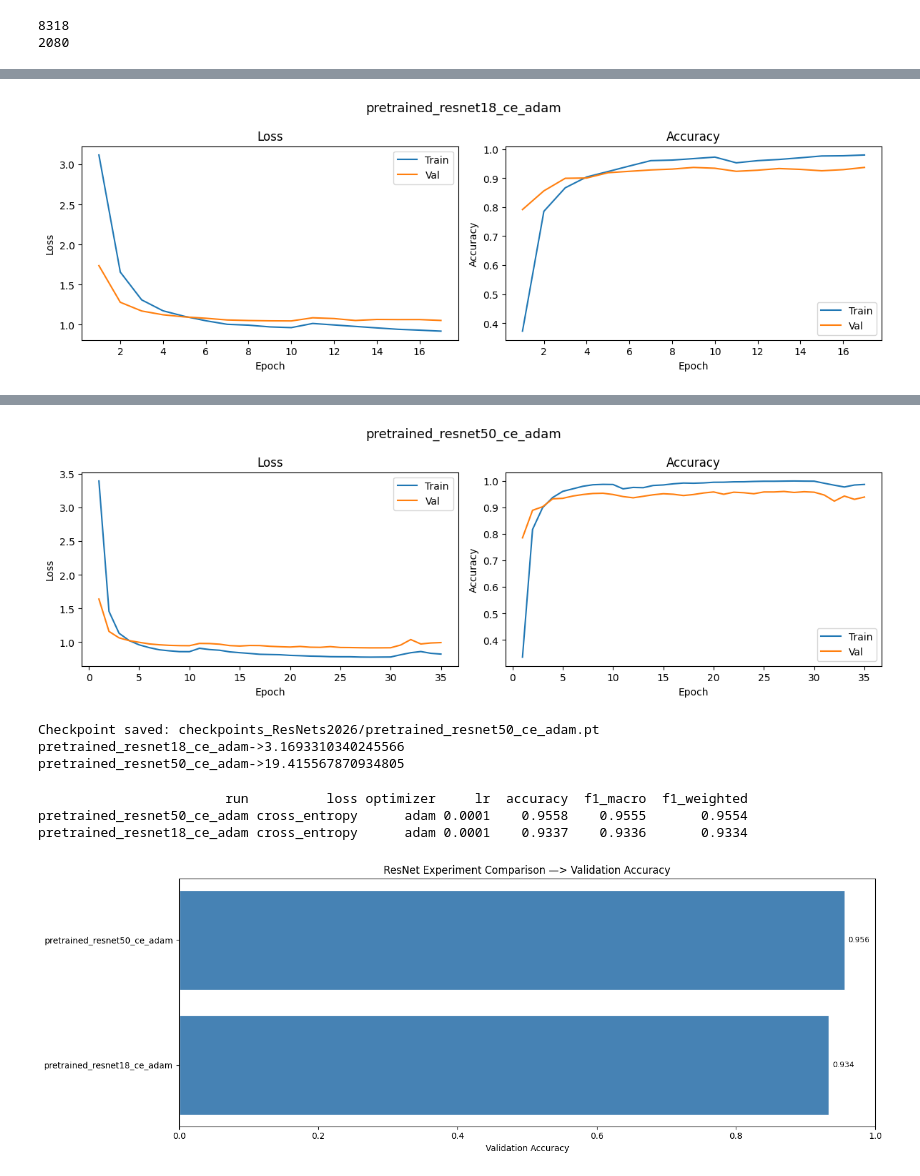
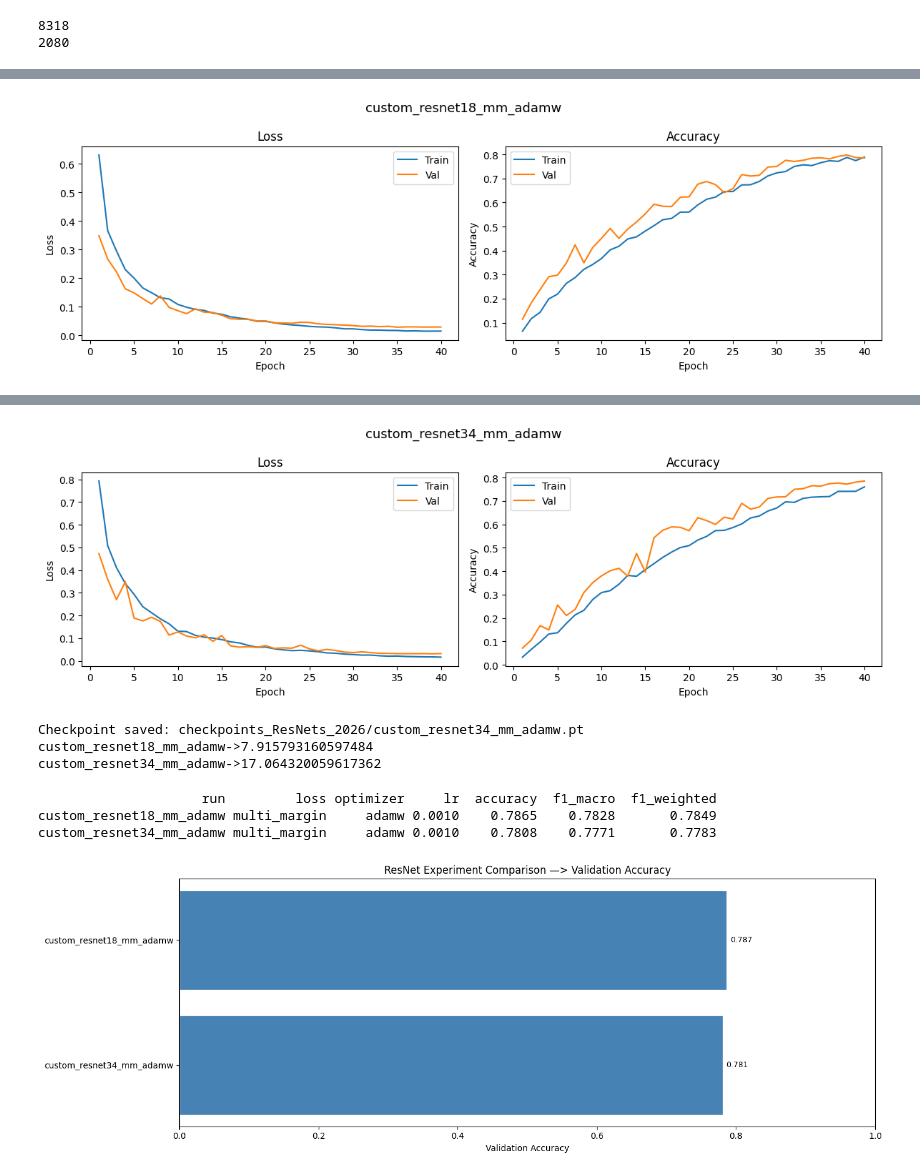
Before and after one commit to vazeta/butterfly-species-classification, a Jupyter notebook: src/ResNet.ipynb, the cells around one changed output, grey strips where cells are left out. Cells and saved outputs as stored; diff of their text form; code cells hidden in the pictures.

```diff
--- a/src/ResNet.ipynb
+++ b/src/ResNet.ipynb
@@ -286,7 +286,7 @@ def train_epoch(model, loader, criterion, optimizer, device):
 def evaluate(model, loader, criterion, device):
     model.eval()
     total_loss, correct, total = 0.0, 0, 0
-    all_labels, all_preds = [], []
+    all_labels, all_preds, all_logits = [], [], []
 
     for images, labels in loader:
         images, labels = images.to(device), labels.to(device)
@@ -300,20 +300,27 @@ def evaluate(model, loader, criterion, device):
 
         all_labels.extend(labels.cpu().numpy())
         all_preds.extend(preds.cpu().numpy())
+        all_logits.append(outputs.cpu())
 
     avg_loss = total_loss / total
     acc = correct / total
-    return avg_loss, acc, np.array(all_labels), np.array(all_preds)
+    return avg_loss, acc, np.array(all_labels), np.array(all_preds), torch.cat(all_logits)
 # %%
-def compute_metrics(labels, preds, name=""):
+def compute_metrics(labels, preds, logits, name=""):
     acc = accuracy_score(labels, preds)
-    f1_mac = f1_score(labels, preds, average="macro",  zero_division=0)
+    f1_mac = f1_score(labels, preds, average="macro", zero_division=0)
     f1_wei = f1_score(labels, preds, average="weighted", zero_division=0)
 
+    logits_t = torch.tensor(logits)
+    labels_t = torch.tensor(labels)
+    _, top5 = logits_t.topk(5, dim=1)
+    top5_acc = top5.eq(labels_t.view(-1, 1).expand_as(top5)).any(dim=1).float().mean().item()
+
     print(f"{name}->Accuracy : {acc:.4f}")
-    print(f"{name}->F1 (macro) : {f1_mac:.4f}")
-    print(f"{name}->F1(weighted) : {f1_wei:.4f}")
-    return {"accuracy": acc, "f1_macro": f1_mac, "f1_weighted": f1_wei}
+    print(f"{name}->Top-5    : {top5_acc:.4f}")
+    print(f"{name}->F1 (macro)    : {f1_mac:.4f}")
+    print(f"{name}->F1 (weighted) : {f1_wei:.4f}")
+    return {"accuracy": acc, "top5_accuracy": top5_acc, "f1_macro": f1_mac, "f1_weighted": f1_wei}
 
 
 def train_model(model, train_loader, val_loader, criterion, optimizer, scheduler=None, num_epochs=NUM_EPOCHS, patience=PATIENCE, device=DEVICE, run_name="experiment"):
@@ -381,6 +388,9 @@ def build_optimizer(name, params, lr, weight_decay=1e-4):
         return torch.optim.Adam(params, lr=lr, weight_decay=weight_decay)
     elif name == "rmsprop":
         return torch.optim.RMSprop(params, lr=lr, weight_decay=weight_decay, momentum=0.9)
+    elif name == "adamw":
+        return torch.optim.AdamW(params, lr=lr, weight_decay=1e-4)
+
 
 
 def build_criterion(name):
@@ -395,7 +405,7 @@ exp = [
     #("custom_resnet18_ce_rmsprop", lambda: resnet18_custom(), "cross_entropy", "rmsprop", 1e-3, 0),
     #("custom_resnet18_mm_adam", lambda: resnet18_custom(), "multi_margin",  "adam", 1e-3, 0),
     #("custom_resnet34_ce_adam", lambda: resnet34_custom(), "cross_entropy", "adam", 1e-3, 0),
-    ("custom_resnet50_ce_adam", lambda: resnet50_custom(), "cross_entropy", "adam", 1e-3, 0),
+    #("custom_resnet50_ce_adam", lambda: resnet50_custom(), "cross_entropy", "adam", 1e-3, 0),
     #("custom_resnet34_mm_adam", lambda: resnet34_custom(), "multi_margin", "adam", 1e-3, 0)
     #("pretrained_resnet18_ce_adam", lambda: build_pretrained_resnet("resnet18", "finetune"), "cross_entropy", "adam", 1e-4, 1),
     #("pretrained_resnet18_ce_rmsprop", lambda: build_pretrained_resnet("resnet18", "finetune"), "cross_entropy", "rmsprop", 1e-4, 1),
@@ -403,6 +413,8 @@ exp = [
     #("pretrained_resnet50_ce_adam", lambda: build_pretrained_resnet("resnet50", "finetune"), "cross_entropy", "adam", 1e-4, 1),
     #("pretrained_resnet18_freezed_ce_adam", lambda: build_pretrained_resnet("resnet18", "freeze"), "cross_entropy",  "adam", 1e-4, 1),
     #("pretrained_resnet50_freezed_ce_adam", lambda: build_pretrained_resnet("resnet50", "freeze"), "cross_entropy", "adam", 1e-4, 1),
+    ("custom_resnet18_mm_adamw", lambda: resnet18_custom(), "multi_margin", "adamw", 1e-3, 0),
+    ("custom_resnet34_mm_adamw", lambda: resnet34_custom(), "multi_margin", "adamw", 1e-3, 0)
 ]
 # %%
 results_summary = []
@@ -430,8 +442,8 @@ for run_name, model_fn, loss_name, optim_name, lr, flag_pretrained in exp:
 
     model, history, time_var = train_model(model, train_loader_use, val_loader_use, criterion, optimizer, scheduler=scheduler, run_name=run_name)
 
-    _, _, labels, preds = evaluate(model, val_loader_use, criterion, DEVICE)
-    metrics = compute_metrics(labels, preds, name=run_name)
+    _, _, labels, preds, logits = evaluate(model, val_loader_use, criterion, DEVICE)
+    metrics = compute_metrics(labels, preds, logits, name=run_name)
 
     results_summary.append({
         "run"         : run_name,
@@ -448,7 +460,14 @@ for run_name, model_fn, loss_name, optim_name, lr, flag_pretrained in exp:
 
     # Save checkpoint
     os.makedirs(f"../checkpoints_ResNets/checkpoints_ResNets_{SEED}", exist_ok=True)
-    torch.save({"model_state": model.state_dict(), "history": history, "f1_macro" : metrics["f1_macro"], "f1_weighted" : metrics["f1_weighted"]}, f"../checkpoints_ResNets/checkpoints_ResNets_{SEED}/{run_name}.pt")
+    torch.save({
+        "model_state"  : model.state_dict(),
+        "history"      : history,
+        "accuracy"     : metrics["accuracy"],
+        "top5_accuracy": metrics["top5_accuracy"],
+        "f1_macro"     : metrics["f1_macro"],
+        "f1_weighted"  : metrics["f1_weighted"],
+    }, f"../checkpoints_ResNets/checkpoints_ResNets_{SEED}/{run_name}.pt")
     print(f"Checkpoint saved: checkpoints_ResNets_{SEED}/{run_name}.pt")
 
 for key, value in all_time.items():
@@ -474 +493 @@ pretrained_resnet18_ce_adam->F1(weighted) : 0.9334
-[figure, old version]
+[figure, new version]
@@ -492,7 +511,7 @@ pretrained_resnet50_ce_adam->F1(weighted) : 0.9554
-[figure, old version]
+[figure, new version]
-Checkpoint saved: checkpoints_ResNets2026/pretrained_resnet50_ce_adam.pt
-pretrained_resnet18_ce_adam->3.1693310340245566
-pretrained_resnet50_ce_adam->19.415567870934805
+Checkpoint saved: checkpoints_ResNets_2026/custom_resnet34_mm_adamw.pt
+custom_resnet18_mm_adamw->7.915793160597484
+custom_resnet34_mm_adamw->17.064320059617362
 # %%
 df_results = pd.DataFrame(results_summary).sort_values("accuracy", ascending=False)
 df_results = df_results.reset_index(drop=True)
@@ -501,9 +520,9 @@ pd.set_option("display.max_colwidth", None)
 pd.set_option("display.float_format", "{:.4f}".format)
 print(df_results.to_string(index=False))
 # %% [output]
-                        run          loss optimizer     lr  accuracy  f1_macro  f1_weighted
-pretrained_resnet50_ce_adam cross_entropy      adam 0.0001    0.9558    0.9555       0.9554
-pretrained_resnet18_ce_adam cross_entropy      adam 0.0001    0.9337    0.9336       0.9334
+                     run         loss optimizer     lr  accuracy  f1_macro  f1_weighted
+custom_resnet18_mm_adamw multi_margin     adamw 0.0010    0.7865    0.7828       0.7849
+custom_resnet34_mm_adamw multi_margin     adamw 0.0010    0.7808    0.7771       0.7783
 # %%
 fig, ax = plt.subplots(figsize=(14, 5))
 bars = ax.barh(df_results["run"][::-1], df_results["accuracy"][::-1], color="steelblue", edgecolor="white")
@@ -515,7 +534,7 @@ for bar, val in zip(bars, df_results["accuracy"][::-1]):
 plt.tight_layout()
 plt.show()
 # %% [output]
-[figure, old version]
+[figure, new version]
 # %%
 best_run  = df_results.iloc[0]["run"]
 best_model = trained_models[best_run]
```
Also changed, not shown: parts of 6 cells of this notebook, 43 other files.
